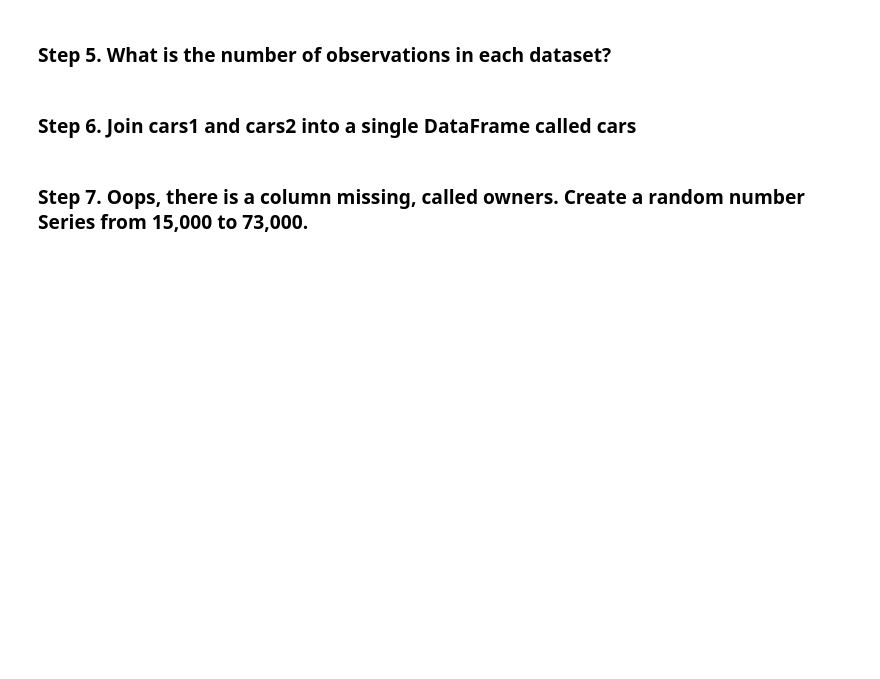
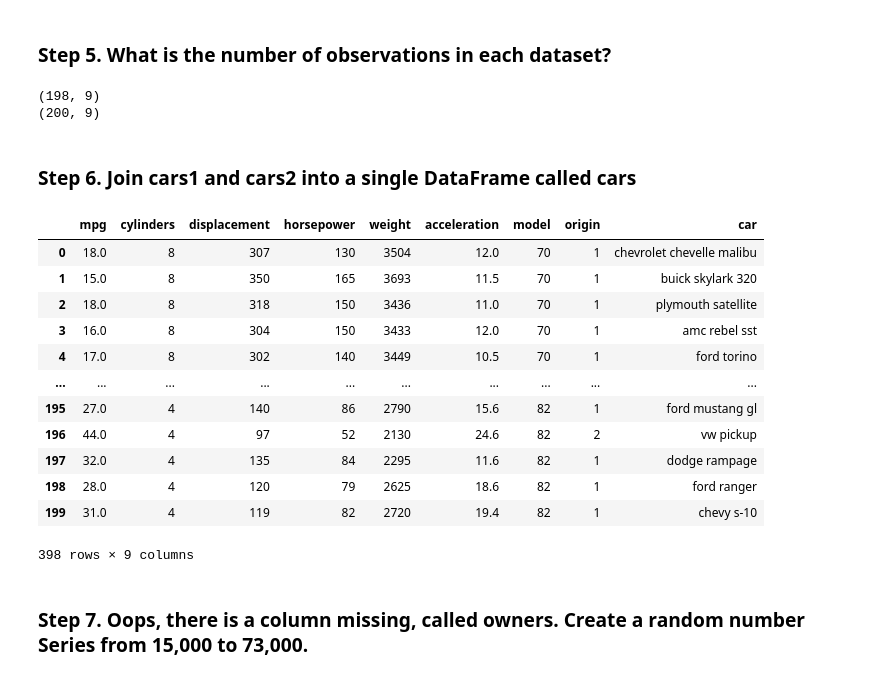
Before and after one commit to soukaina-aithammou/becode_tasks, a Jupyter notebook: 3.data_tools/pandas/01.drill/pandas_exercises/05_Merge/Auto_MPG/Exercises.ipynb, the cells around one changed output. Drawn from its saved outputs; the diff is of its cells as text; code cells hidden in the pictures; blank space fills up the shorter version.

```diff
--- a/3.data_tools/pandas/01.drill/pandas_exercises/05_Merge/Auto_MPG/Exercises.ipynb
+++ b/3.data_tools/pandas/01.drill/pandas_exercises/05_Merge/Auto_MPG/Exercises.ipynb
@@ -70,7 +70,34 @@ cars1
 198 rows × 9 columns
 # %% [markdown]
 ### Step 5. What is the number of observations in each dataset?
+# %%
+print(cars1.shape)
+print(cars2.shape)
+# %% [output]
+(198, 9)
+(200, 9)
 # %% [markdown]
 ### Step 6. Join cars1 and cars2 into a single DataFrame called cars
+# %%
+
+c = [cars1, cars2]
+
+cars = pd.concat(c)
+# display(cars)
+cars
+# %% [output]
+|  | mpg | cylinders | displacement | horsepower | weight | acceleration | model | origin | car |
+| 0 | 18.0 | 8 | 307 | 130 | 3504 | 12.0 | 70 | 1 | chevrolet chevelle malibu |
+| 1 | 15.0 | 8 | 350 | 165 | 3693 | 11.5 | 70 | 1 | buick skylark 320 |
+| 2 | 18.0 | 8 | 318 | 150 | 3436 | 11.0 | 70 | 1 | plymouth satellite |
+| 3 | 16.0 | 8 | 304 | 150 | 3433 | 12.0 | 70 | 1 | amc rebel sst |
+| 4 | 17.0 | 8 | 302 | 140 | 3449 | 10.5 | 70 | 1 | ford torino |
+| ... | ... | ... | ... | ... | ... | ... | ... | ... | ... |
+| 195 | 27.0 | 4 | 140 | 86 | 2790 | 15.6 | 82 | 1 | ford mustang gl |
+| 196 | 44.0 | 4 | 97 | 52 | 2130 | 24.6 | 82 | 2 | vw pickup |
+| 197 | 32.0 | 4 | 135 | 84 | 2295 | 11.6 | 82 | 1 | dodge rampage |
+| 198 | 28.0 | 4 | 120 | 79 | 2625 | 18.6 | 82 | 1 | ford ranger |
+| 199 | 31.0 | 4 | 119 | 82 | 2720 | 19.4 | 82 | 1 | chevy s-10 |
+398 rows × 9 columns
 # %% [markdown]
 ### Step 7. Oops, there is a column missing, called owners. Create a random number Series from 15,000 to 73,000.
```
Also changed, not shown: parts of 3 cells of this notebook, 1 other file.
